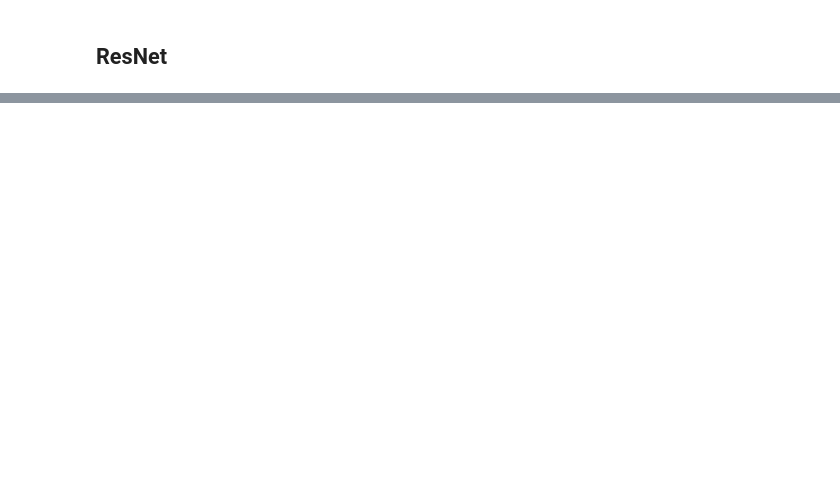
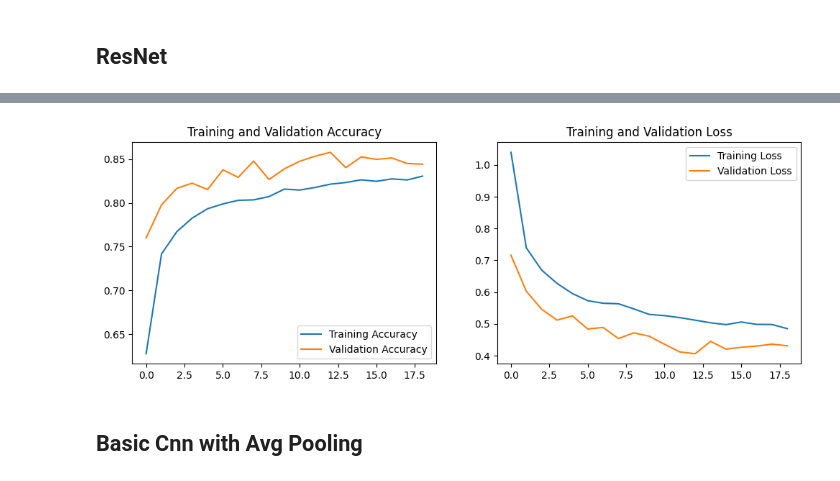
Before and after one commit to CEEU-lab/imgClassification, a Jupyter notebook: Image_Modeling_with_Keras/landuse_classification_EuroSat/Cnn_architectures.ipynb, the cells around one changed output, grey strips where cells are left out. Saved outputs shown, nothing was run; the diff lists cells and outputs as text; code cells hidden in the pictures; blank space fills up the shorter version.

```diff
--- a/Image_Modeling_with_Keras/landuse_classification_EuroSat/Cnn_architectures.ipynb
+++ b/Image_Modeling_with_Keras/landuse_classification_EuroSat/Cnn_architectures.ipynb
@@ -274,0 +462,37 @@ print(f"Test Accuracy: {accuracy}")
+# %%
+from tensorflow.keras.applications import VGG16
+from tensorflow.keras import layers, models
+
+
+# Cargar modelo pre-entrenado
+base_model = VGG16(weights='imagenet', include_top=False, input_shape=(64, 64, 3))
+
+# Congelar capas del modelo base
+for layer in base_model.layers:
+    layer.trainable = False
+
+# Añadir capas personalizadas
+vgg = models.Sequential([
+    base_model,
+    layers.GlobalAveragePooling2D(),
+    layers.Dense(256, activation='relu'),
+    layers.Dropout(0.5),
+    layers.Dense(10, activation='softmax')
+])
+
+# Compilar el modelo
+vgg.compile(optimizer=tf.keras.optimizers.Adam(learning_rate=0.0001),
+              loss='categorical_crossentropy',
+              metrics=['accuracy'])
+# %%
+vgg.compile(optimizer='adam', loss='categorical_crossentropy', metrics=['accuracy'])
+
+# Use only EarlyStopping when using LearningRateSchedule
+early_stopping = EarlyStopping(monitor='val_loss', patience=6, restore_best_weights=True)
+
+history = vgg.fit(
+    train_generator,
+    validation_data=val_generator,
+    epochs=20,
+    callbacks=[early_stopping]  # Only use callbacks that do not alter the learning rate
+)
@@ -274,0 +525,6 @@ print(f"Test Accuracy: {accuracy}")
+# %%
+plot_training_history(history)
+# %% [output]
+[figure, added]
+# %% [markdown]
+## Basic Cnn with Avg Pooling
```
Also changed, not shown: parts of 36 cells of this notebook.
